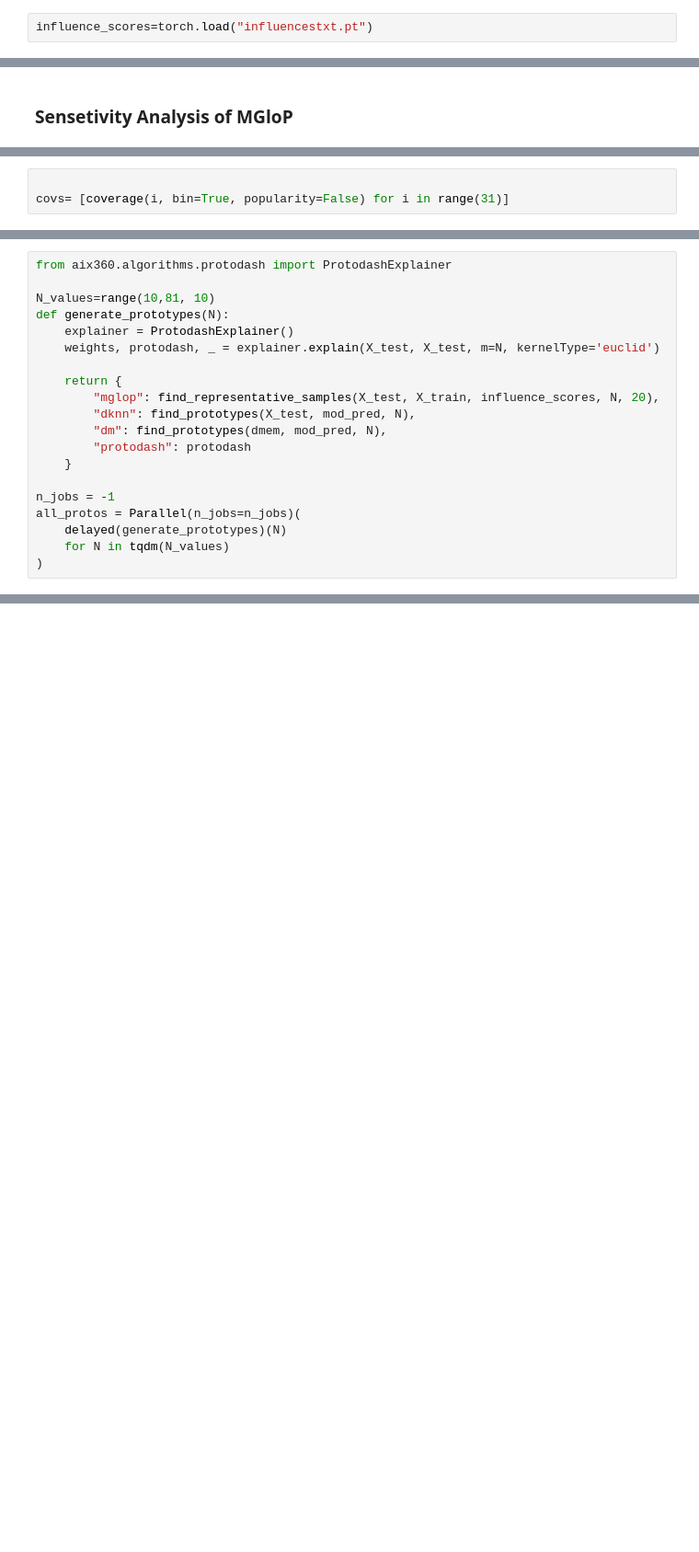
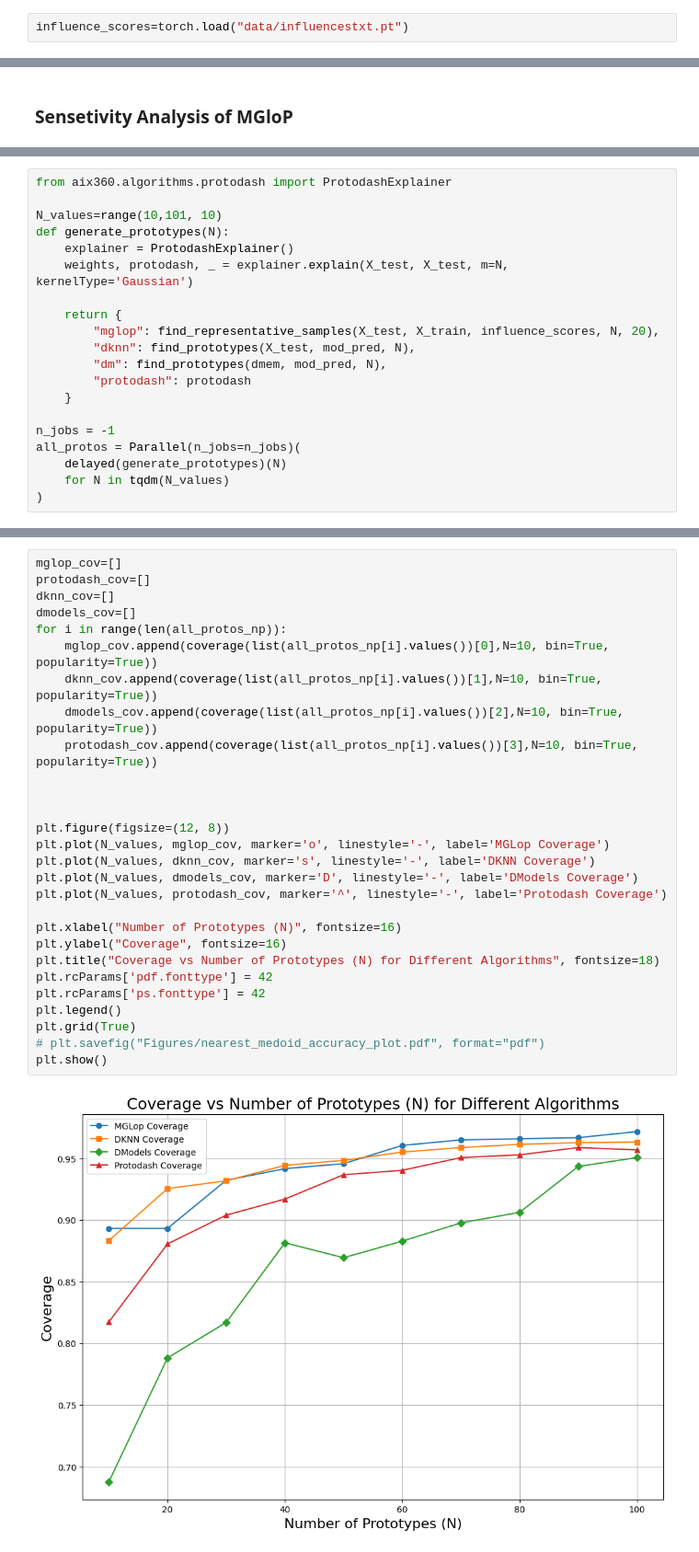
Before and after one commit to iNema9590/MGloP, a Jupyter notebook: Spam.ipynb, the cells around one changed output, grey strips where cells are left out. Shown at 92% size. Drawn from its saved outputs; the diff is of its cells as text; blank space fills up the shorter version.

```diff
--- a/Spam.ipynb
+++ b/Spam.ipynb
@@ -184,7 +160,7 @@ influence_scores = np.array(influence_scores)
 np.save('influence_scores_txt.npy', influence_scores)
 print('Influence scores saved to influence_scores.npy')
 # %%
-influence_scores=torch.load("influencestxt.pt")
+influence_scores=torch.load("data/influencestxt.pt")
 # %%
 #Experiments with MGloP
 mglop=Parallel(n_jobs=-1)(delayed(find_representative_samples)(X_test, X_train, influence_scores,i, 20) for i in tqdm(range(10,81,10)))
@@ -296,3 +244,0 @@ coverage(1, bin=True, popularity=True)
-# %%
-
-covs= [coverage(i, bin=True, popularity=False) for i in range(31)]
@@ -316,10 +245,10 @@ plt.show()
 # %%
 from aix360.algorithms.protodash import ProtodashExplainer
 
-N_values=range(10,81, 10)
+N_values=range(10,101, 10)
 def generate_prototypes(N):
     explainer = ProtodashExplainer()
-    weights, protodash, _ = explainer.explain(X_test, X_test, m=N, kernelType='euclid')
+    weights, protodash, _ = explainer.explain(X_test, X_test, m=N, kernelType='Gaussian')
 
     return {
         "mglop": find_representative_samples(X_test, X_train, influence_scores, N, 20),
@@ -336,2 +289,32 @@ all_protos = Parallel(n_jobs=n_jobs)(
+# %%
+mglop_cov=[]
+protodash_cov=[]
+dknn_cov=[]
+dmodels_cov=[]
+for i in range(len(all_protos_np)):
+    mglop_cov.append(coverage(list(all_protos_np[i].values())[0],N=10, bin=True, popularity=True))
+    dknn_cov.append(coverage(list(all_protos_np[i].values())[1],N=10, bin=True, popularity=True))
+    dmodels_cov.append(coverage(list(all_protos_np[i].values())[2],N=10, bin=True, popularity=True))
+    protodash_cov.append(coverage(list(all_protos_np[i].values())[3],N=10, bin=True, popularity=True))
+
+
+
+plt.figure(figsize=(12, 8))
+plt.plot(N_values, mglop_cov, marker='o', linestyle='-', label='MGLop Coverage')
+plt.plot(N_values, dknn_cov, marker='s', linestyle='-', label='DKNN Coverage')
+plt.plot(N_values, dmodels_cov, marker='D', linestyle='-', label='DModels Coverage')
+plt.plot(N_values, protodash_cov, marker='^', linestyle='-', label='Protodash Coverage')
+
+plt.xlabel("Number of Prototypes (N)", fontsize=16)
+plt.ylabel("Coverage", fontsize=16)
+plt.title("Coverage vs Number of Prototypes (N) for Different Algorithms", fontsize=18)
+plt.rcParams['pdf.fonttype'] = 42
+plt.rcParams['ps.fonttype'] = 42
+plt.legend()
+plt.grid(True)
+# plt.savefig("Figures/nearest_medoid_accuracy_plot.pdf", format="pdf")
+plt.show()
+# %% [output]
+[figure, added]
 # %%
 algorithms = ['mglop', 'dm', 'dknn', 'protodash']
```
Also changed, not shown: parts of 19 cells of this notebook, 11 other files.
